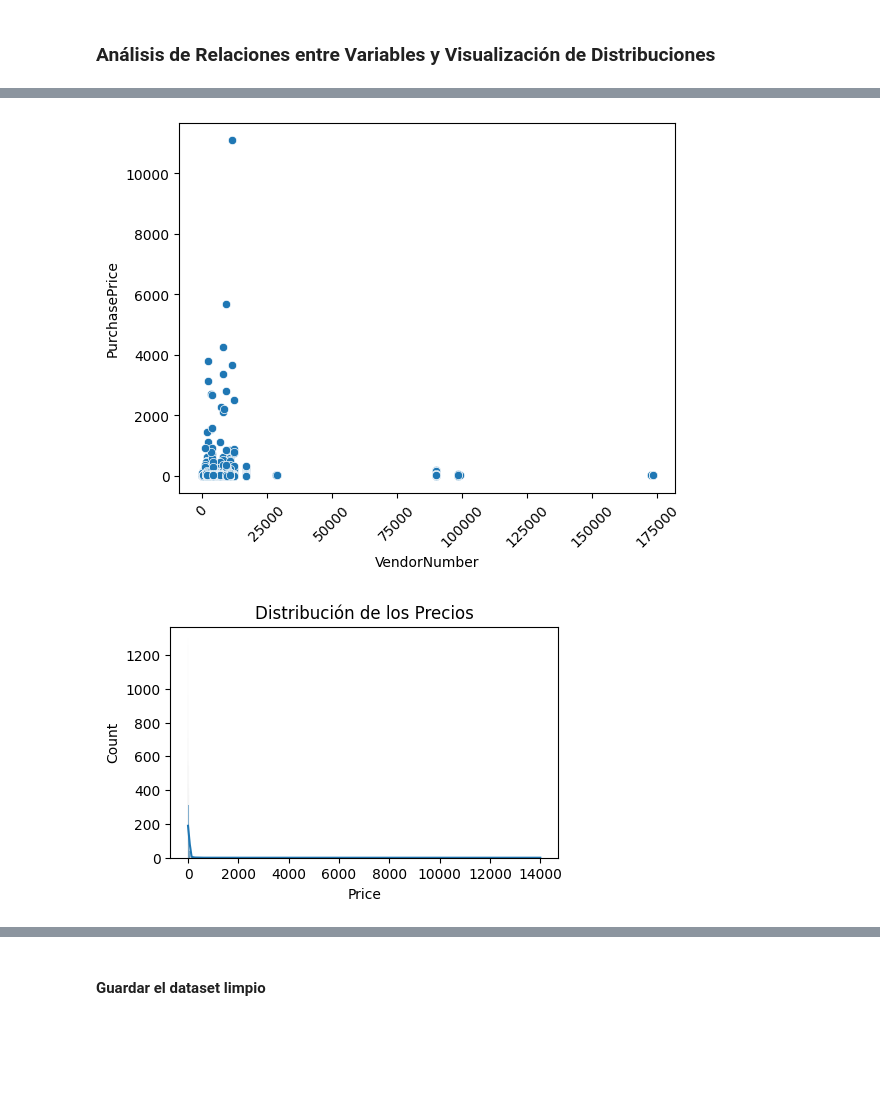
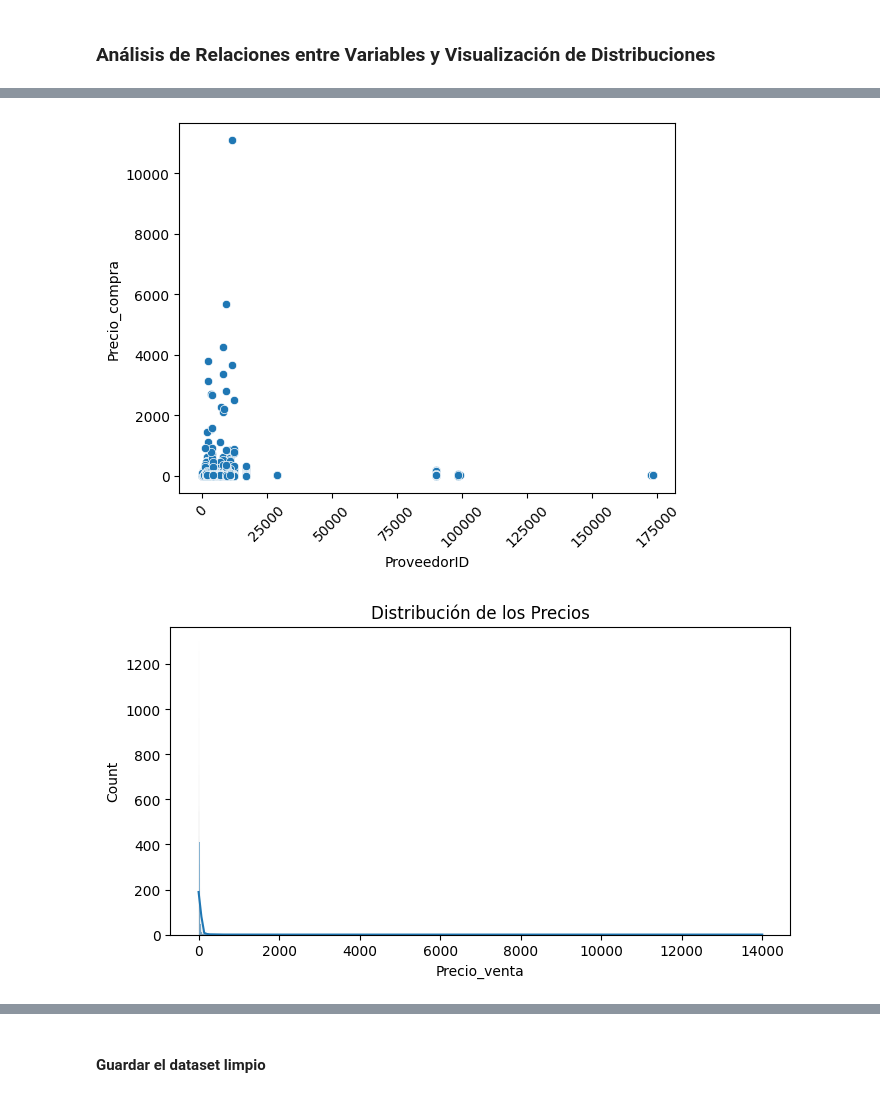
Before and after one commit to Dapt01G2-Henry/ComerLogistics, a Jupyter notebook: Sprint_1/EDA y ETL/EDA y ETL.ipynb, the cells around one changed output, grey strips where cells are left out. Cells and saved outputs as stored; diff of their text form; code cells hidden in the pictures; blank space fills up the shorter version.

```diff
--- a/Sprint_1/EDA y ETL/EDA y ETL.ipynb
+++ b/Sprint_1/EDA y ETL/EDA y ETL.ipynb
@@ -31,7 +31,7 @@ import pandas as pd
 ##### CARGA Y LIMPIEZA DE DATOS - Limpiar datos, manejar valores nulos, transformar formatos y preparar los datos para análisis más profundos:
 # %%
 #carga archivo csv
-df = pd.read_csv(r'C:\Users\danie\OneDrive\Escritorio\GitProyectoFinal\ComerLogistics\EDA y ETL Dani\2017PurchasePricesDec.csv')
+df = pd.read_csv(r'C:\Users\danie\OneDrive\Escritorio\EDA y ETL Dani\2017PurchasePricesDec.csv')
 # %%
 print(df.head())
 # %% [output]
@@ -127,3 +127,20 @@ PurchasePrice     0
 VendorNumber      0
 VendorName        0
 dtype: int64
+# %%
+# Creamos un diccionario con los nombres actuales de las columnas a los nuevos nombres
+column_renames = {
+    'Brand': 'MarcaID',
+    'Description': 'Descripcion',
+    'Price': 'Precio_venta',
+    'Size': 'Tamaño',
+    'Volume': 'Volumen',
+    'Classification': 'Clasificacion',
+    'PurchasePrice': 'Precio_compra',
+    'VendorNumber': 'ProveedorID',
+    'VendorName': 'Nombre_proveedor',
+    'Pack': 'Pack'
+}
+
+# Renombramos las columnas
+df.rename(columns=column_renames, inplace=True)
@@ -141,18 +174,18 @@ plt.show()
 # %%
 # Relación entre VendorNumber y PurchasePrice
-sns.scatterplot(data=df, x='VendorNumber', y='PurchasePrice')
+sns.scatterplot(data=df, x='ProveedorID', y='Precio_compra')
 plt.xticks (rotation=45)
 plt.show()
 # %% [output]
-[figure, old version]
+[figure, new version]
 # %%
 # Distribución de la columna 'Price'
-plt.figure(figsize=(5, 3))
-sns.histplot(df['Price'], kde=True)
+plt.figure(figsize=(8, 4))
+sns.histplot(df['Precio_venta'], kde=True)
 plt.title('Distribución de los Precios')
 plt.show()
 # %% [output]
-[figure, old version]
+[figure, new version]
 # %%
 # Boxplot para analizar la dispersión de 'Price' y 'PurchasePrice'
 plt.figure(figsize=(8, 6))
```
Also changed, not shown: parts of 9 cells of this notebook, 5 other files.
